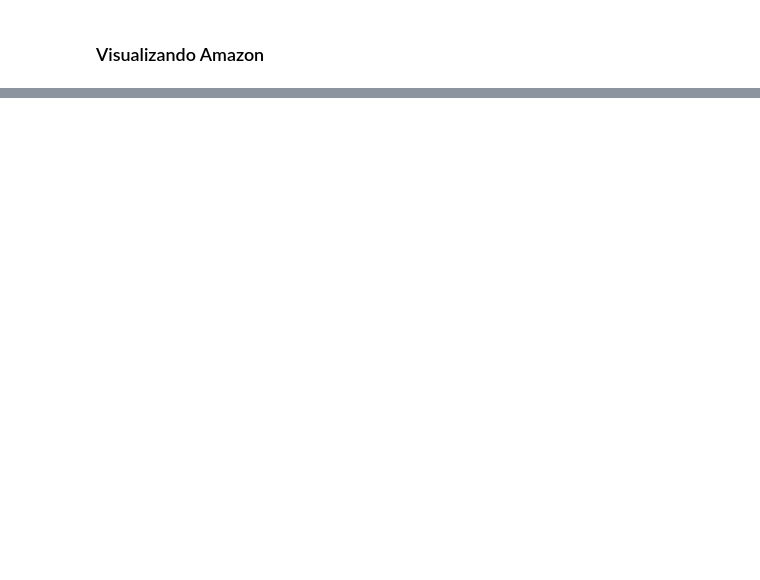
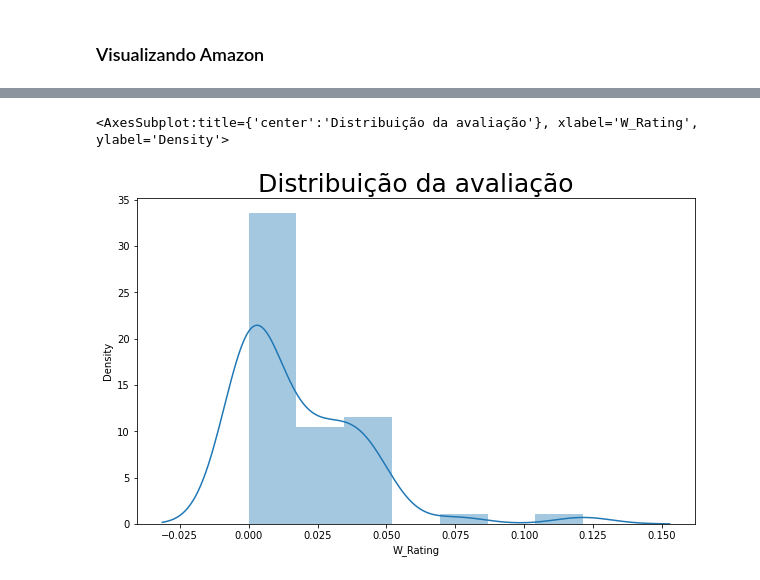
Before and after one commit to lalianza/portfolio, a Jupyter notebook: estudo-best-sellers.ipynb, the cells around one changed output, grey strips where cells are left out. Saved outputs shown, nothing was run; the diff lists cells and outputs as text; code cells hidden in the pictures; blank space fills up the shorter version.

```diff
--- a/estudo-best-sellers.ipynb
+++ b/estudo-best-sellers.ipynb
@@ -253,0 +254,8 @@ a
+# %%
+plt.figure(figsize=(10,6))
+g4 = sns.distplot(amazon['W_Rating'])
+g4.set_title('Distribuição da avaliação', fontsize=25)
+g4
+# %% [output]
+<AxesSubplot:title={'center':'Distribuição da avaliação'}, xlabel='W_Rating', ylabel='Density'>
+[figure, added]
```
Also changed, not shown: parts of 7 cells of this notebook.
